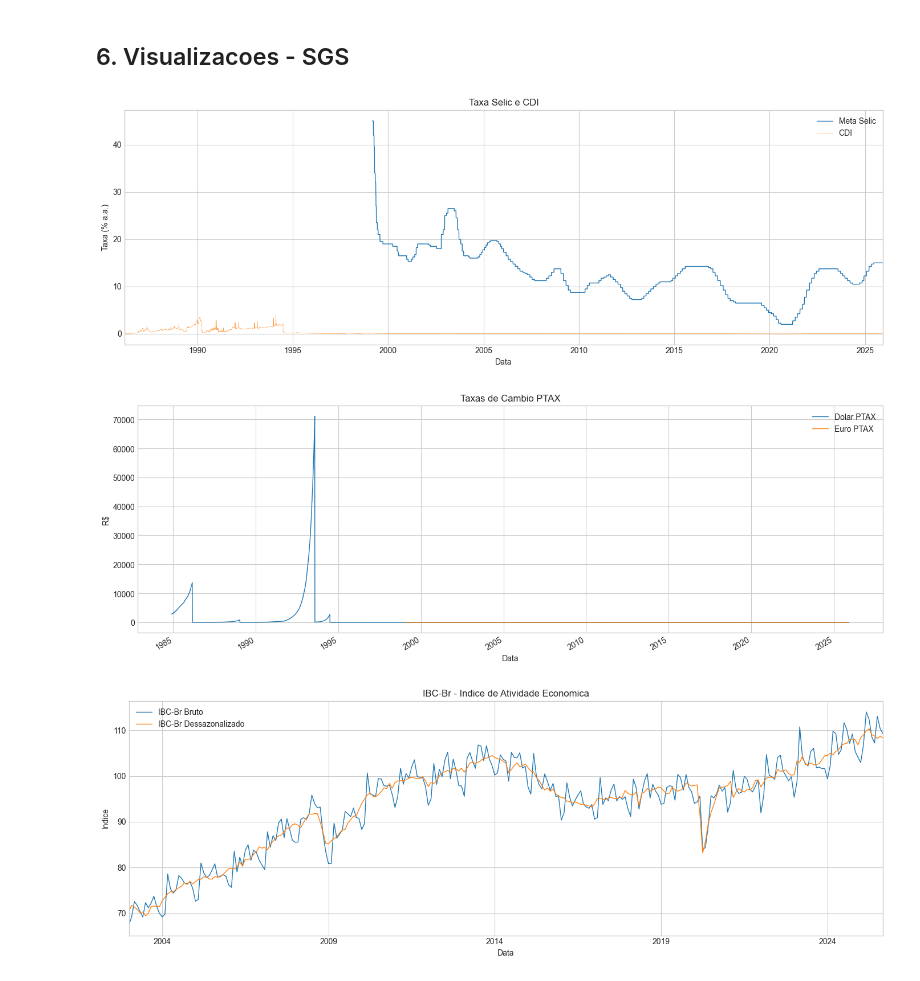
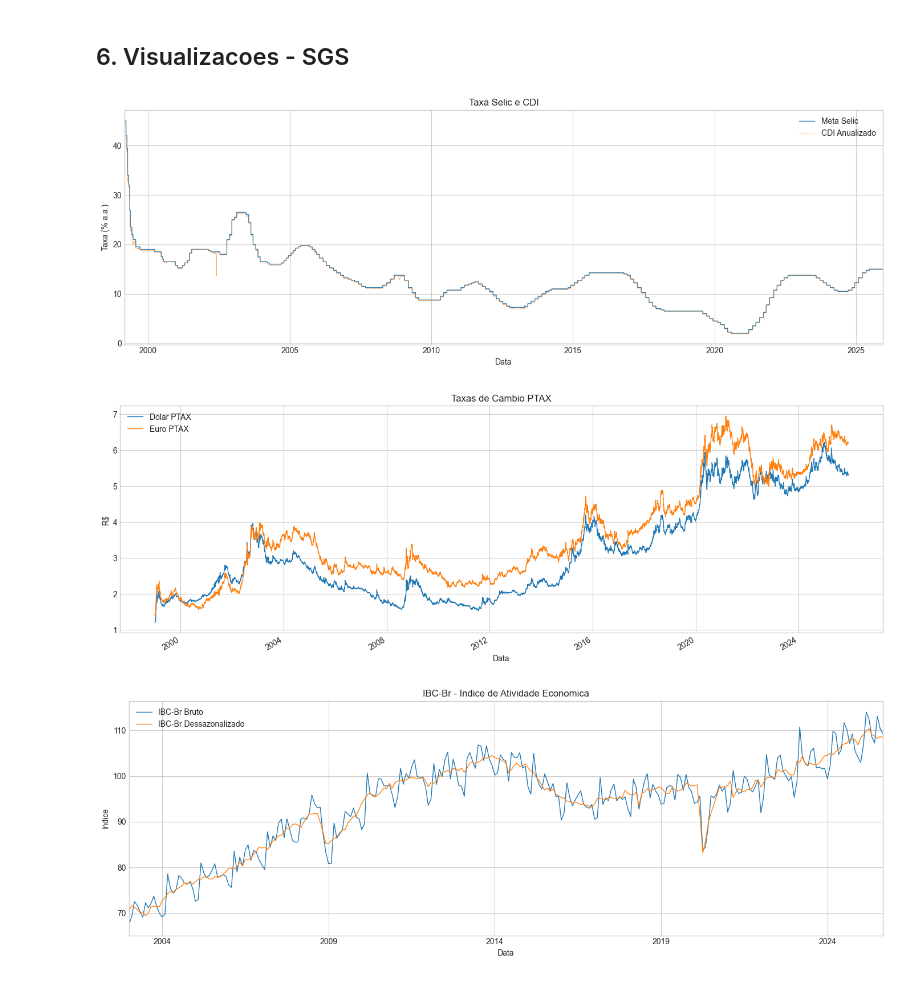
Before and after one commit to enzoomoreira/adb, a Jupyter notebook: notebooks/exploration.ipynb, the cells around one changed output. Cells and saved outputs as stored; diff of their text form; code cells hidden in the pictures.

```diff
--- a/notebooks/exploration.ipynb
+++ b/notebooks/exploration.ipynb
@@ -269,10 +271,14 @@ selic_anual                    | 2001-11-06 a 2025-11-28 |   82,573 registros
 # Selic e CDI
 fig, ax = plt.subplots(figsize=(14, 5))
 
-if 'selic' in df_sgs_daily.columns:
-    df_sgs_daily['selic'].dropna().plot(ax=ax, label='Meta Selic', linewidth=1)
-if 'cdi' in df_sgs_daily.columns:
-    df_sgs_daily['cdi'].dropna().plot(ax=ax, label='CDI', linewidth=0.5, alpha=0.7)
+# Identificar o início da série Selic para limitar o gráfico
+start_date = df_sgs_daily['selic'].first_valid_index()
+df_plot = df_sgs_daily.loc[start_date:]
+
+if 'selic' in df_plot.columns:
+    df_plot['selic'].dropna().plot(ax=ax, label='Meta Selic', linewidth=1)
+if 'cdi_anualizado' in df_plot.columns:
+    df_plot['cdi_anualizado'].dropna().plot(ax=ax, label='CDI Anualizado', linewidth=0.5, alpha=0.7)
 
 ax.set_title('Taxa Selic e CDI')
 ax.set_xlabel('Data')
@@ -281,24 +287,28 @@ ax.legend()
 plt.tight_layout()
 plt.show()
 # %% [output]
-[figure, old version]
+[figure, new version]
 # %%
 # Dolar e Euro PTAX
 fig, ax = plt.subplots(figsize=(14, 5))
 
-if 'dolar_ptax' in df_sgs_daily.columns:
-    df_sgs_daily['dolar_ptax'].dropna().plot(ax=ax, label='Dolar PTAX', linewidth=1)
-if 'euro_ptax' in df_sgs_daily.columns:
-    df_sgs_daily['euro_ptax'].dropna().plot(ax=ax, label='Euro PTAX', linewidth=1)
+# Identificar o início da série Euro para limitar o gráfico
+start_date = df_sgs_daily['euro_ptax'].first_valid_index()
+df_plot = df_sgs_daily.loc[start_date:]
+
+if 'dolar_ptax' in df_plot.columns:
+    df_plot['dolar_ptax'].dropna().plot(ax=ax, label='Dolar PTAX', linewidth=1)
+if 'euro_ptax' in df_plot.columns:
+    df_plot['euro_ptax'].dropna().plot(ax=ax, label='Euro PTAX', linewidth=1)
 
 ax.set_title('Taxas de Cambio PTAX')
 ax.set_xlabel('Data')
 ax.set_ylabel('R$')
 ax.legend()
 plt.tight_layout()
 plt.show()
 # %% [output]
-[figure, old version]
+[figure, new version]
 # %%
 # IBC-Br
 fig, ax = plt.subplots(figsize=(14, 5))
```
Also changed, not shown: parts of 5 cells of this notebook, 8 other files.
